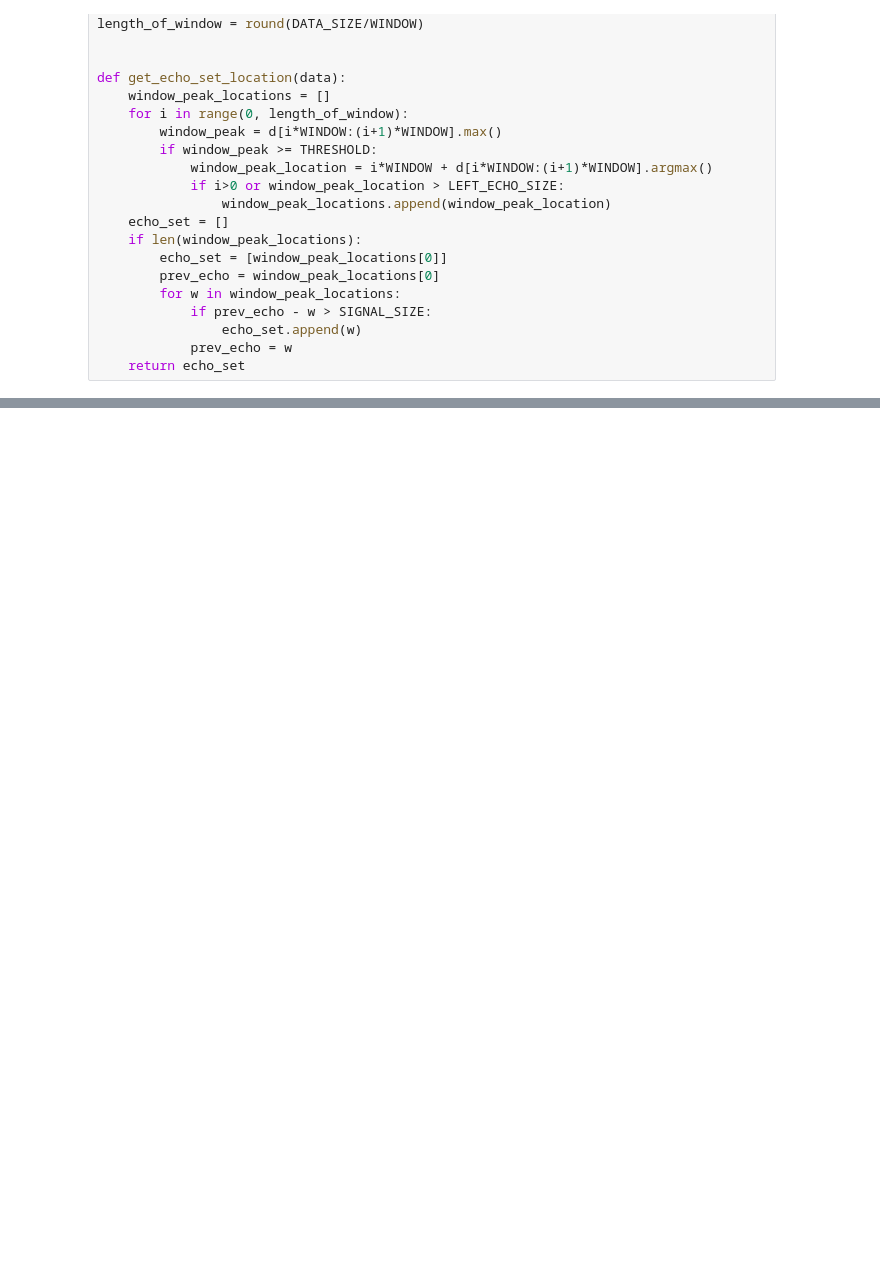
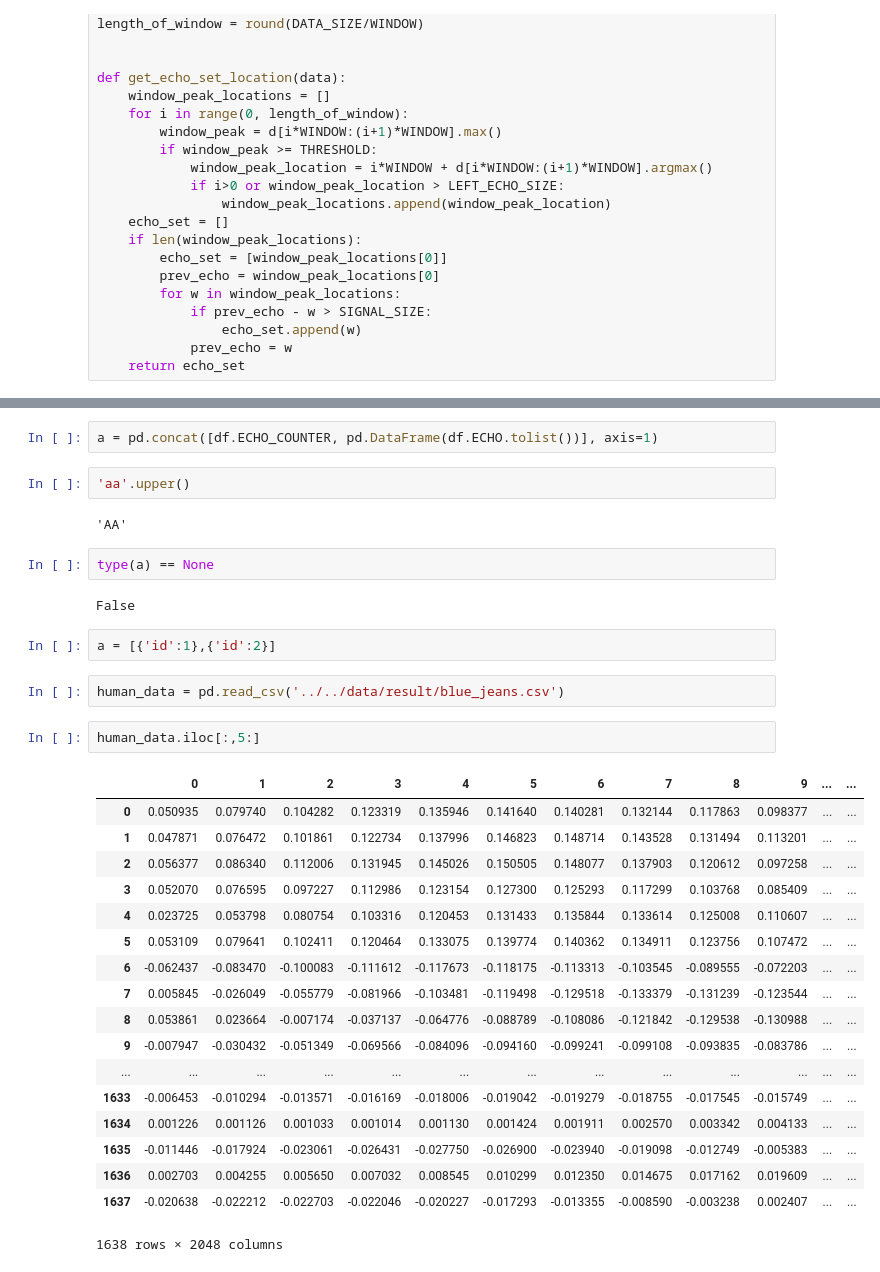
Before and after one commit to joshianuj/MachineLearningComparision, a Jupyter notebook: jupyter-notebook/1MHz_jupyter/Echo Separation.ipynb, the cells around one changed output, grey strips where cells are left out. Drawn from its saved outputs; the diff is of its cells as text; blank space fills up the shorter version.

```diff
--- a/jupyter-notebook/1MHz_jupyter/Echo Separation.ipynb
+++ b/jupyter-notebook/1MHz_jupyter/Echo Separation.ipynb
@@ -336,2 +331,37 @@ echos
+# %%
+a = pd.concat([df.ECHO_COUNTER, pd.DataFrame(df.ECHO.tolist())], axis=1)
+# %%
+'aa'.upper()
+# %% [output]
+'AA'
+# %%
+type(a) == None
+# %% [output]
+False
+# %%
+a = [{'id':1},{'id':2}]
+# %%
+human_data = pd.read_csv('../../data/result/blue_jeans.csv')
+# %%
+human_data.iloc[:,5:]
+# %% [output]
+|  | 0 | 1 | 2 | 3 | 4 | 5 | 6 | 7 | 8 | 9 | ... | ... |
+| 0 | 0.050935 | 0.079740 | 0.104282 | 0.123319 | 0.135946 | 0.141640 | 0.140281 | 0.132144 | 0.117863 | 0.098377 | ... | ... |
+| 1 | 0.047871 | 0.076472 | 0.101861 | 0.122734 | 0.137996 | 0.146823 | 0.148714 | 0.143528 | 0.131494 | 0.113201 | ... | ... |
+| 2 | 0.056377 | 0.086340 | 0.112006 | 0.131945 | 0.145026 | 0.150505 | 0.148077 | 0.137903 | 0.120612 | 0.097258 | ... | ... |
+| 3 | 0.052070 | 0.076595 | 0.097227 | 0.112986 | 0.123154 | 0.127300 | 0.125293 | 0.117299 | 0.103768 | 0.085409 | ... | ... |
+| 4 | 0.023725 | 0.053798 | 0.080754 | 0.103316 | 0.120453 | 0.131433 | 0.135844 | 0.133614 | 0.125008 | 0.110607 | ... | ... |
+| 5 | 0.053109 | 0.079641 | 0.102411 | 0.120464 | 0.133075 | 0.139774 | 0.140362 | 0.134911 | 0.123756 | 0.107472 | ... | ... |
+| 6 | -0.062437 | -0.083470 | -0.100083 | -0.111612 | -0.117673 | -0.118175 | -0.113313 | -0.103545 | -0.089555 | -0.072203 | ... | ... |
+| 7 | 0.005845 | -0.026049 | -0.055779 | -0.081966 | -0.103481 | -0.119498 | -0.129518 | -0.133379 | -0.131239 | -0.123544 | ... | ... |
+| 8 | 0.053861 | 0.023664 | -0.007174 | -0.037137 | -0.064776 | -0.088789 | -0.108086 | -0.121842 | -0.129538 | -0.130988 | ... | ... |
+| 9 | -0.007947 | -0.030432 | -0.051349 | -0.069566 | -0.084096 | -0.094160 | -0.099241 | -0.099108 | -0.093835 | -0.083786 | ... | ... |
+| ... | ... | ... | ... | ... | ... | ... | ... | ... | ... | ... | ... | ... |
+| 1633 | -0.006453 | -0.010294 | -0.013571 | -0.016169 | -0.018006 | -0.019042 | -0.019279 | -0.018755 | -0.017545 | -0.015749 | ... | ... |
+| 1634 | 0.001226 | 0.001126 | 0.001033 | 0.001014 | 0.001130 | 0.001424 | 0.001911 | 0.002570 | 0.003342 | 0.004133 | ... | ... |
+| 1635 | -0.011446 | -0.017924 | -0.023061 | -0.026431 | -0.027750 | -0.026900 | -0.023940 | -0.019098 | -0.012749 | -0.005383 | ... | ... |
+| 1636 | 0.002703 | 0.004255 | 0.005650 | 0.007032 | 0.008545 | 0.010299 | 0.012350 | 0.014675 | 0.017162 | 0.019609 | ... | ... |
+| 1637 | -0.020638 | -0.022212 | -0.022703 | -0.022046 | -0.020227 | -0.017293 | -0.013355 | -0.008590 | -0.003238 | 0.002407 | ... | ... |
+1638 rows × 2048 columns
 # %%
 # %% [output]
```
Also changed, not shown: parts of 6 cells of this notebook, 8 other files.
